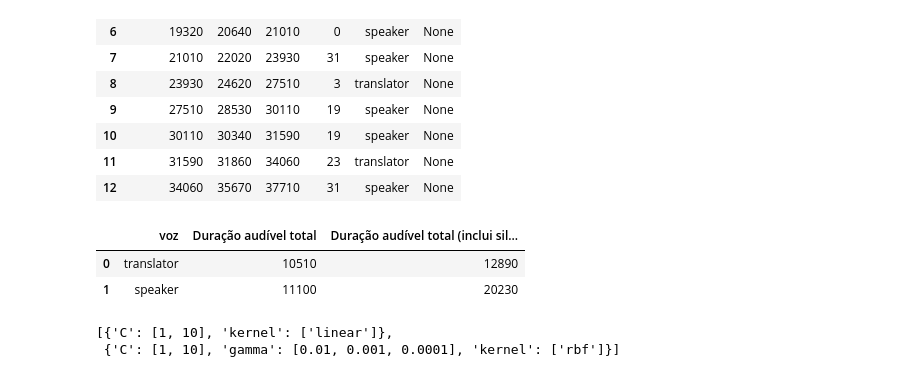
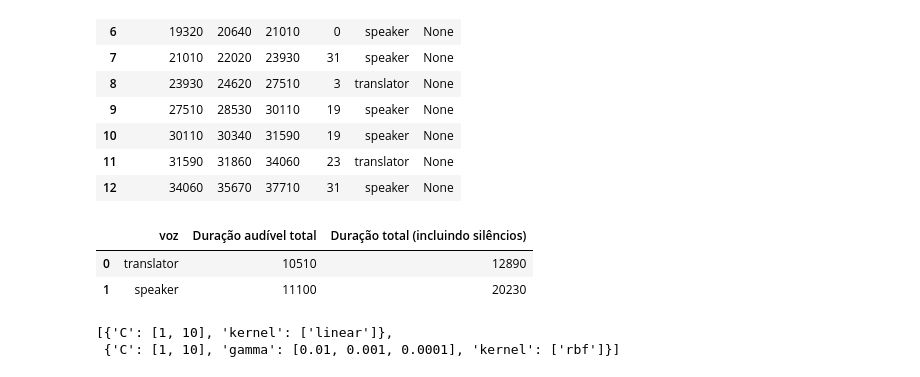
Before and after one commit to bigdatamatta/speechsplit, a Jupyter notebook: data_exploration.ipynb, the cells around one changed output. Saved outputs shown, nothing was run; the diff lists cells and outputs as text; code cells hidden in the pictures.

```diff
--- a/data_exploration.ipynb
+++ b/data_exploration.ipynb
@@ -186,7 +186,8 @@ audios = [load_audio(f) for f in fnames]
 # %% [markdown]
 Um exemplo maior, com 1 minuto do primeiro áudio:
 # %%
-audio_1min = audios[0][:60000]
+first_audio = audios[0]
+audio_1min = first_audio[:60000]
 %time chunks_1min = get_chunks(audio_1min, load_if_available=False)
 chunks_to_dataframe(chunks_1min)
 # %% [output]
@@ -242,7 +272,7 @@ from speechsplit import get_some_chunks_with_set_truth, build_training_data
 from grid_search import grid_search
 from utils import flatten
 
-chunks = get_chunks(original)
+chunks = get_chunks(first_audio)
 
 # Tomamos alguns fragmentos somando pelo menos 10 segundos para cada falante
 training_chunks = get_some_chunks_with_set_truth(chunks, 10000)
@@ -265,13 +295,13 @@ chunks_to_dataframe(sorted(flatten(training_chunks.values())))
 # %%
 # a duração audível de um trecho é dada por end - start
 pd.DataFrame([(voice,
                sum(c.audible_len for c in chunks),
                sum(c.len for c in chunks))
               for voice, chunks in training_chunks.items()],
             columns=['voz', 'Duração audível total',
-                    'Duração audível total (inclui silêncios)'])
+                    'Duração total (incluindo silêncios)'])
 # %% [output]
-|  | voz | Duração audível total | Duração audível total (inclui sil... |
+|  | voz | Duração audível total | Duração total (incluindo silêncios) |
 | 0 | translator | 10510 | 12890 |
 | 1 | speaker | 11100 | 20230 |
 # %%
```
Also changed, not shown: parts of 22 cells of this notebook.
